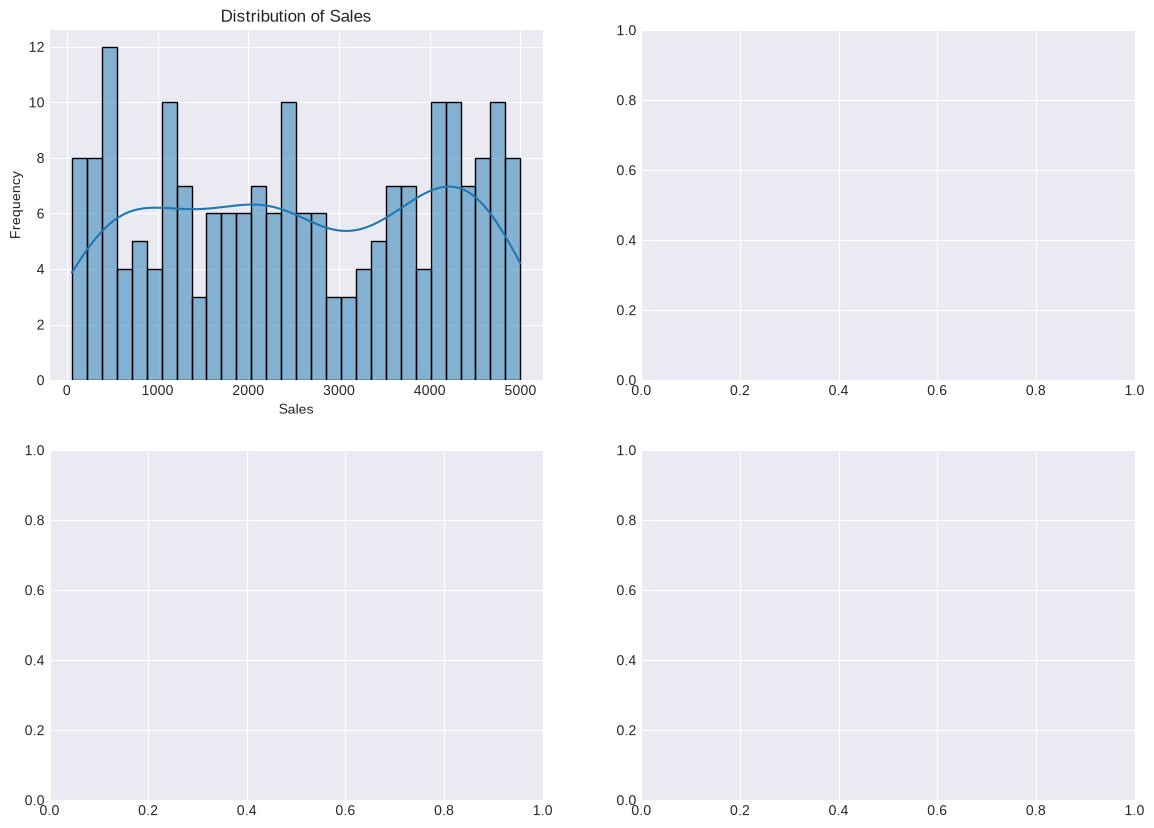
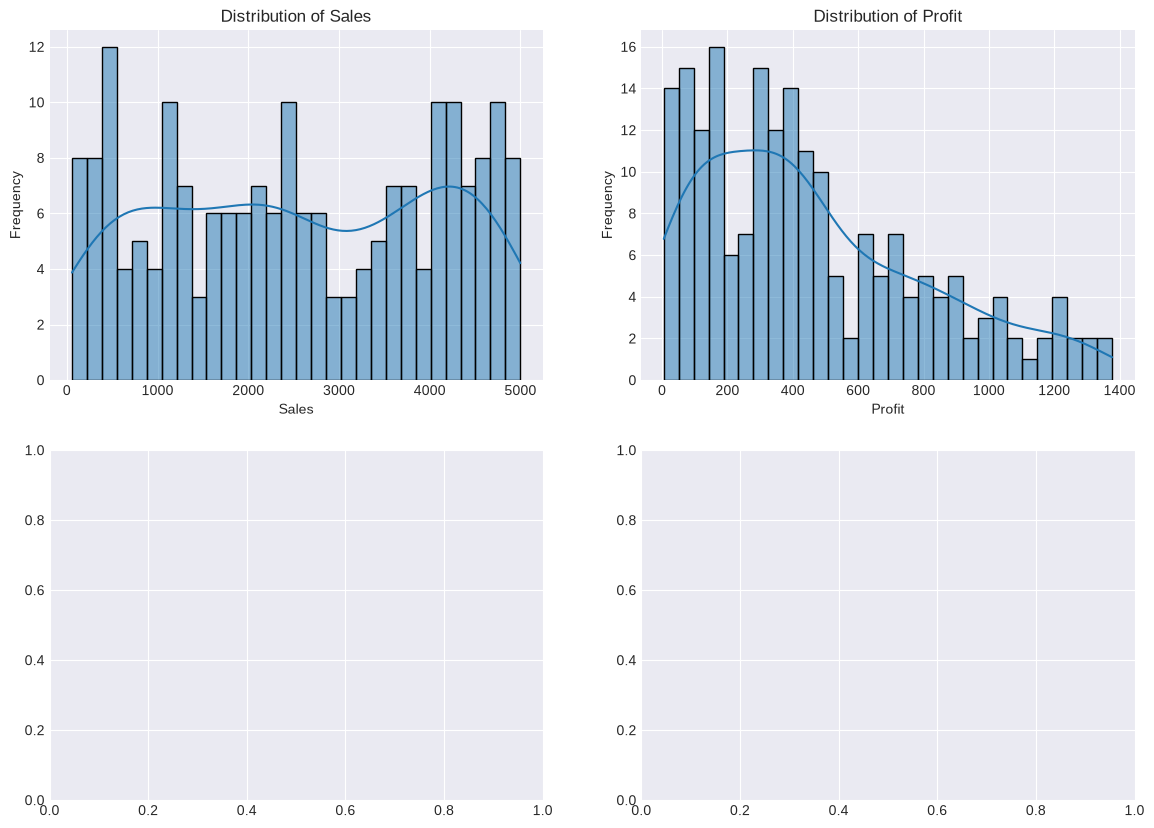
Code edit (unified diff) that turned the first committed figure into the second:
--- before
+++ after
@@ -16,2 +16,9 @@
 axes[0, 1].set_xlabel('Profit')
 axes[0, 1].set_ylabel('Frequency')
+
+plt.show()
+
+# Exercises 2
+# Plot sales by product category (Boxplot) 
+
+# Plot the relationship between Sales and Profit (Scatter plot)

Commit: Added